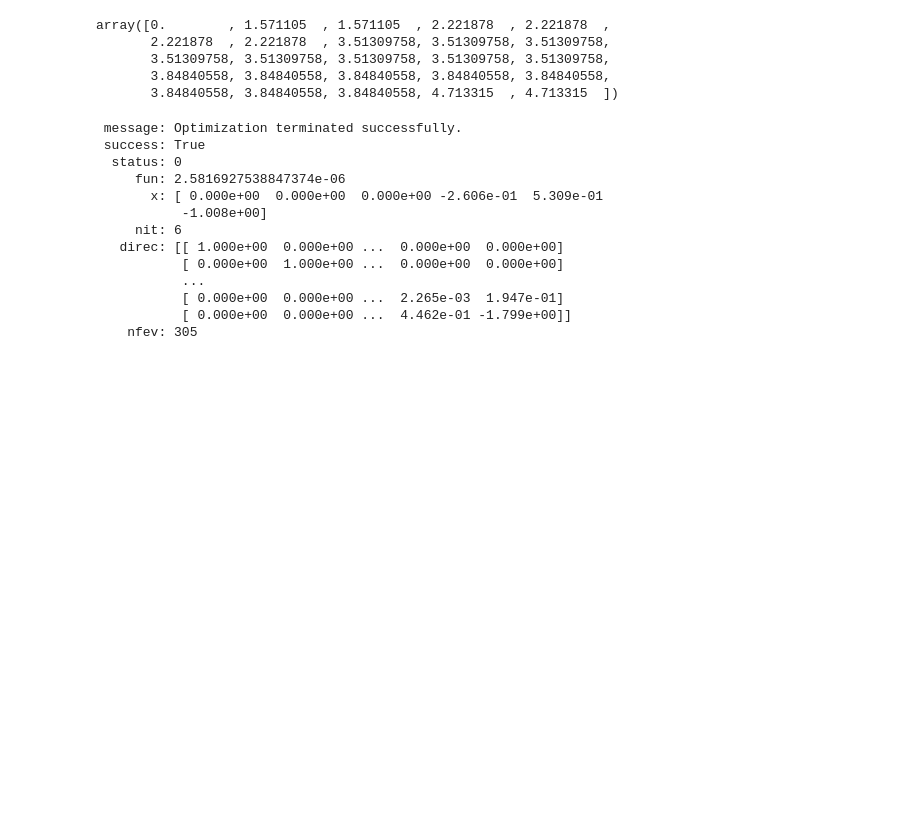
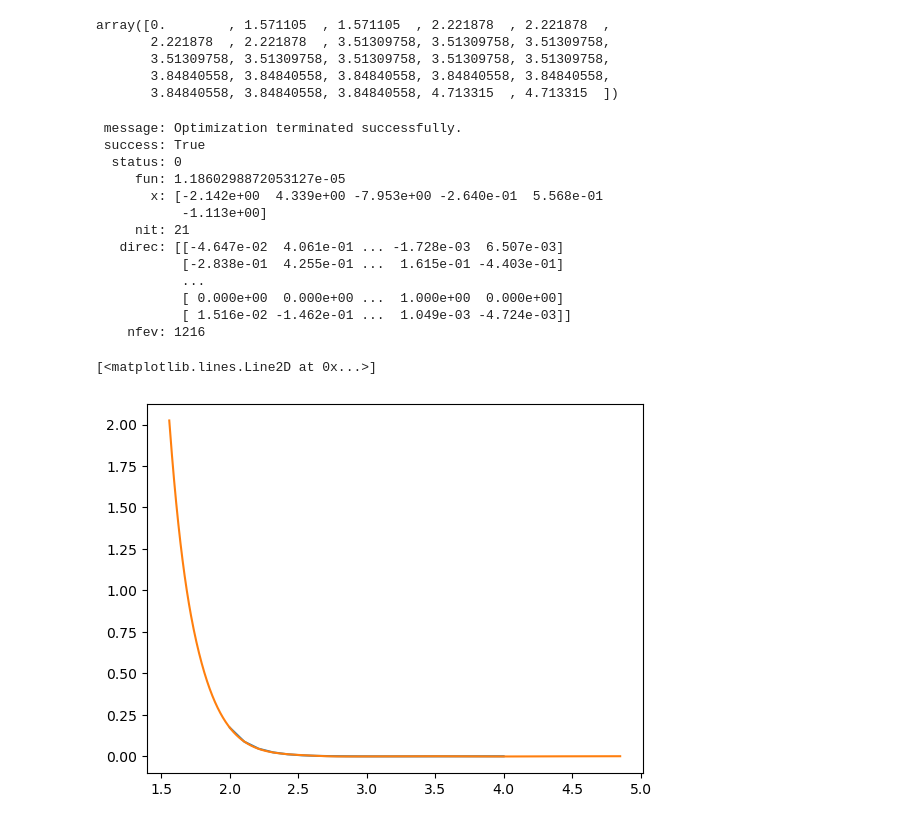
Before and after one commit to Samanyu-T/Lammps_MD, a Jupyter notebook: Jupyter_Notebooks/test_whe_pot.ipynb, the cells around one changed output. Saved outputs shown, nothing was run; the diff lists cells and outputs as text; code cells hidden in the pictures; blank space fills up the shorter version.

```diff
--- a/Jupyter_Notebooks/test_whe_pot.ipynb
+++ b/Jupyter_Notebooks/test_whe_pot.ipynb
@@ -197,44 +198,57 @@ def loss_w_he_lj(x, eam_fit, ref):
     return loss
 
 n_knots = {}
 n_knots['He F'] = 0
 n_knots['H-He p'] = 0
 n_knots['He-W p'] = 0
 n_knots['He-H p'] = 0
 n_knots['He-He p'] = 0
 n_knots['W-He'] = 4
 n_knots['He-He'] = 0
 n_knots['H-He'] = 0
 
 eam_fit = He_Fitting_Serial.Fit_EAM_Potential(pot, n_knots, pot_params, potlines, None, 0, '')
 
-x = np.linspace(2.6, 4, 20)
+x = np.linspace(2, 4, 20)
 
-y = 4 * 1e-3 * ( (2.75/x)**12 - (2.75/x)**6 )
+y = 4 * 10e-4 * ( (2.8/x)**12 - (2.8/x)**6 )
 
 ref = np.column_stack([x, y])
 
 sample = np.hstack([np.zeros((6,))])
 
 res = minimize(loss_w_he_lj, sample, args=(eam_fit, ref), method='Powell', options={'maxfev':1e4})
 
 print(res)
 
 eam_fit.sample_to_file(res.x)
+
+r = np.linspace(0, eam_fit.pot_params['rc'], eam_fit.pot_params['Nr'])[1:]
+
+whe = eam_fit.pot_lammps['W-He'][1:]/r
+plt.plot(ref[:,0], ref[:,1])
+
+plt.plot(r[400:], whe[400:])
+
+# [ 1.28640991e+02  2.17822668e-05  3.99113625e+00 -2.16591191e+00
+#   4.67585393e+00 -9.39500000e+00 -2.64500000e-01  5.58500000e-01
+#  -1.11800000e+00]
 # %% [output]
  message: Optimization terminated successfully.
  success: True
   status: 0
-     fun: 2.5816927538847374e-06
-       x: [ 0.000e+00  0.000e+00  0.000e+00 -2.606e-01  5.309e-01
-           -1.008e+00]
-     nit: 6
-   direc: [[ 1.000e+00  0.000e+00 ...  0.000e+00  0.000e+00]
-           [ 0.000e+00  1.000e+00 ...  0.000e+00  0.000e+00]
+     fun: 1.1860298872053127e-05
+       x: [-2.142e+00  4.339e+00 -7.953e+00 -2.640e-01  5.568e-01
+           -1.113e+00]
+     nit: 21
+   direc: [[-4.647e-02  4.061e-01 ... -1.728e-03  6.507e-03]
+           [-2.838e-01  4.255e-01 ...  1.615e-01 -4.403e-01]
            ...
-           [ 0.000e+00  0.000e+00 ...  2.265e-03  1.947e-01]
-           [ 0.000e+00  0.000e+00 ...  4.462e-01 -1.799e+00]]
-    nfev: 305
+           [ 0.000e+00  0.000e+00 ...  1.000e+00  0.000e+00]
+           [ 1.516e-02 -1.462e-01 ...  1.049e-03 -4.724e-03]]
+    nfev: 1216
+[<matplotlib.lines.Line2D at 0x...>]
+[figure, added]
 # %%
 def loss_whe_edensity(x, eam_fit, ref):
 
```
Also changed, not shown: parts of 5 cells of this notebook, 4 other files.
